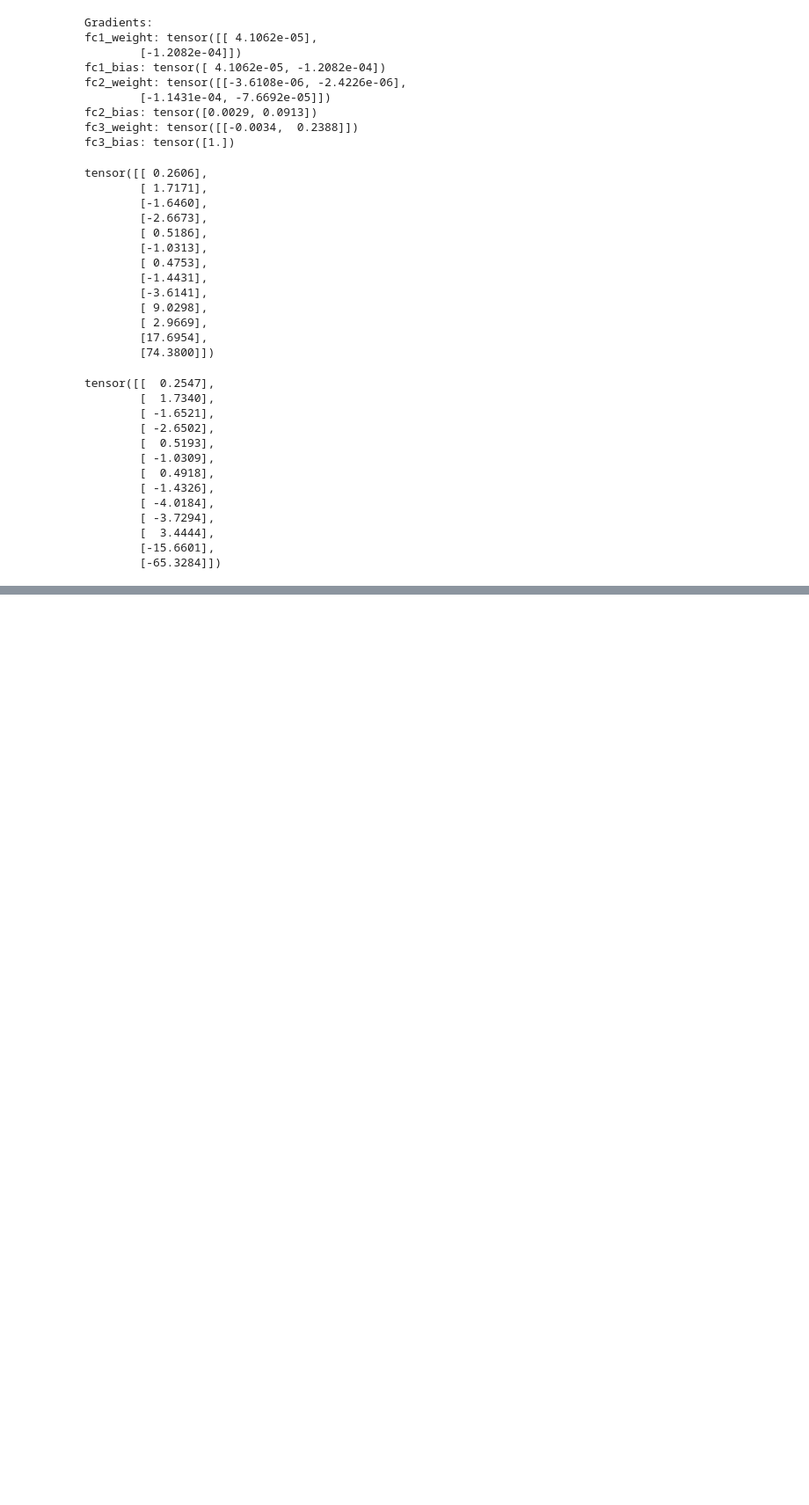
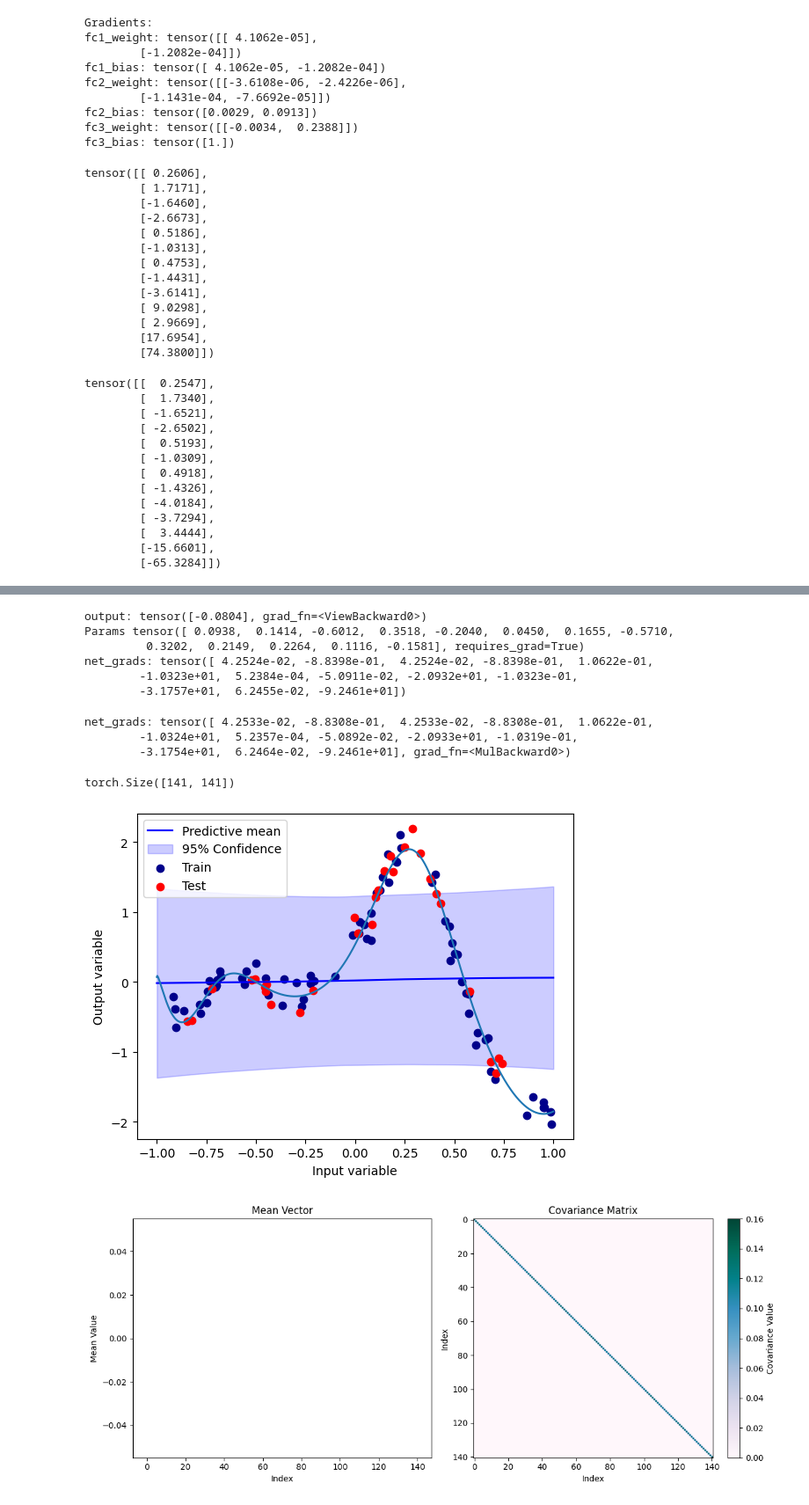
Before and after one commit to Marco-Gal/Bayesian-Neural-Network-Project, a Jupyter notebook: RouBL-Attempt-2.ipynb, the cells around one changed output, grey strips where cells are left out. Shown at 88% size. Drawn from its saved outputs; the diff is of its cells as text; code cells hidden in the pictures; blank space fills up the shorter version.

```diff
--- a/RouBL-Attempt-2.ipynb
+++ b/RouBL-Attempt-2.ipynb
@@ -636,0 +641,2 @@ tensor([[ 0.2606],
+# %%
+BNN = FullCovGaussianNetwork(layer_sizes=[1, 10, 10, 1], prior_std=[0.2,0.4], alpha=0.001, gamma=1)
@@ -636,0 +735,31 @@ tensor([[ 0.2606],
+# %%
+sampled_params = BNN.sample_params()  # Sample from q distribution with gradient tracking
+
+output = BNN.forward(input_data, sampled_params)  # Forward pass
+print('output:',output)
+output.backward(-1/(0.15**2) * (targets - output), retain_graph=True)
+# output.backward()
+print('Params', sampled_params)
+
+net_grads = sampled_params.grad
+print('net_grads:',net_grads)
+# %% [output]
+output: tensor([-0.0804], grad_fn=<ViewBackward0>)
+Params tensor([ 0.0938,  0.1414, -0.6012,  0.3518, -0.2040,  0.0450,  0.1655, -0.5710,
+         0.3202,  0.2149,  0.2264,  0.1116, -0.1581], requires_grad=True)
+net_grads: tensor([ 4.2524e-02, -8.8398e-01,  4.2524e-02, -8.8398e-01,  1.0622e-01,
+        -1.0323e+01,  5.2384e-04, -5.0911e-02, -2.0932e+01, -1.0323e-01,
+        -3.1757e+01,  6.2455e-02, -9.2461e+01])
+# %%
+# Compute gradients (after calling output.backward())
+all_grads = torch.cat([param.grad.view(-1) for param in model.parameters() if param.grad is not None])
+print('net_grads:',all_grads*-1/(0.15**2) * (targets - output))
+# %% [output]
+net_grads: tensor([ 4.2533e-02, -8.8308e-01,  4.2533e-02, -8.8308e-01,  1.0622e-01,
+        -1.0324e+01,  5.2357e-04, -5.0892e-02, -2.0933e+01, -1.0319e-01,
+        -3.1754e+01,  6.2464e-02, -9.2461e+01], grad_fn=<MulBackward0>)
+# %%
+# output.backward(-1/(0.15**2) * (targets - output), retain_graph=True)
+BNN.prior_cov_inv.shape
+# %% [output]
+torch.Size([141, 141])
@@ -636,0 +796,6 @@ tensor([[ 0.2606],
+# %%
+plot_regression_results(x_tr, x_te, y_tr, y_te, xs, ys, net=BNN, n_samples=100)
+plot_mean_and_covariance(BNN)
+# %% [output]
+[figure, added]
+[figure, added]
```
Also changed, not shown: parts of 23 cells of this notebook.
